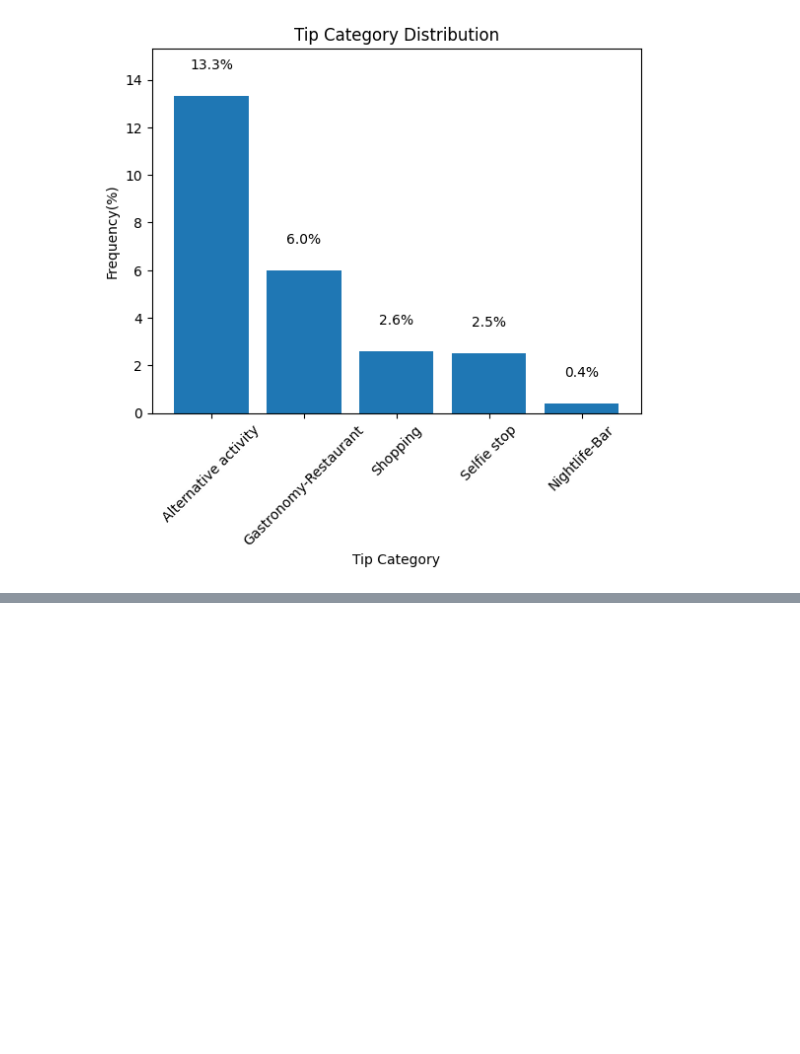
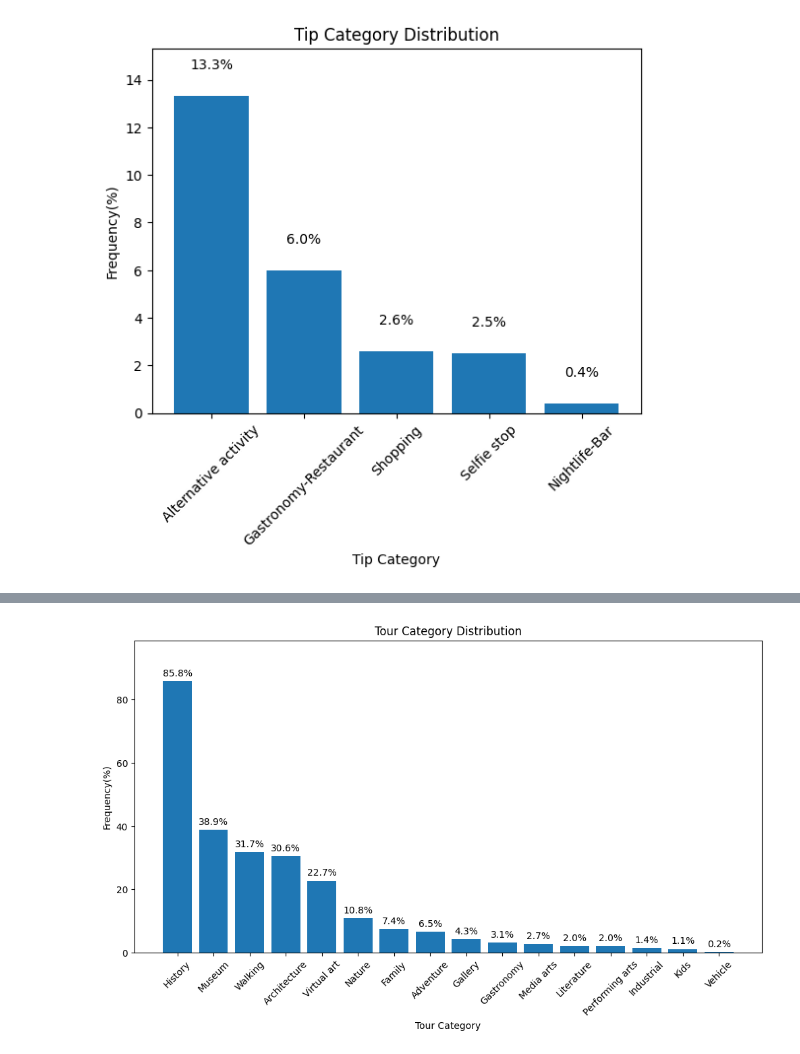
Before and after one commit to VassilisK2001/Personalized-Tours, a Jupyter notebook: notebooks/EDA.ipynb, the cells around one changed output, grey strips where cells are left out. Drawn from its saved outputs; the diff is of its cells as text; code cells hidden in the pictures; blank space fills up the shorter version.

```diff
--- a/notebooks/EDA.ipynb
+++ b/notebooks/EDA.ipynb
@@ -219,0 +225,3 @@ This approach avoids noise from sparse features while preserving useful distinct
+# %%
+df_tour_cat = pd.read_csv("../data/cleaned_data/tour_category_v1.csv")
+df_tour_cat.head()
@@ -219,0 +249,3 @@ This approach avoids noise from sparse features while preserving useful distinct
+# %%
+df_tour_cat_names = pd.read_csv("../data/cleaned_data/category_v1.csv")
+df_tour_cat_names.head()
@@ -219,0 +271,3 @@ This approach avoids noise from sparse features while preserving useful distinct
+# %%
+df_tour_cat = df_tour_cat.merge(df_tour_cat_names, on='tour_category_id', how='left')
+df_tour_cat.head()
@@ -219,0 +294,25 @@ This approach avoids noise from sparse features while preserving useful distinct
+# %%
+
+plt.figure(figsize=(12,6))
+tour_cat_freq = (df_tour_cat.groupby('tour_category_name')['tour_id'].nunique() / df_tour_cat['tour_id'].nunique() * 100) \
+                        .reset_index(name='frequency') \
+                        .sort_values(by='frequency', ascending=False)
+
+tour_cat_freq['frequency'] = round(tour_cat_freq['frequency'], 2)
+
+bars = plt.bar(tour_cat_freq['tour_category_name'], tour_cat_freq['frequency'])
+plt.xlabel("Tour Category")
+plt.ylabel("Frequency(%)")
+plt.title("Tour Category Distribution")
+plt.xticks(rotation=45)
+
+# Add percentage labels above bars
+for bar, pct in zip(bars, tour_cat_freq["frequency"]):
+    height = bar.get_height()
+    plt.text(bar.get_x() + bar.get_width()/2, height + 1,  # +1 to lift above bar
+             f"{pct:.1f}%", ha='center', va='bottom')
+
+plt.ylim(0, max(tour_cat_freq["frequency"]) * 1.15)  # Extra space above bars
+plt.show()
+# %% [output]
+[figure, added]
```
Also changed, not shown: parts of 42 cells of this notebook, 1 other file.
